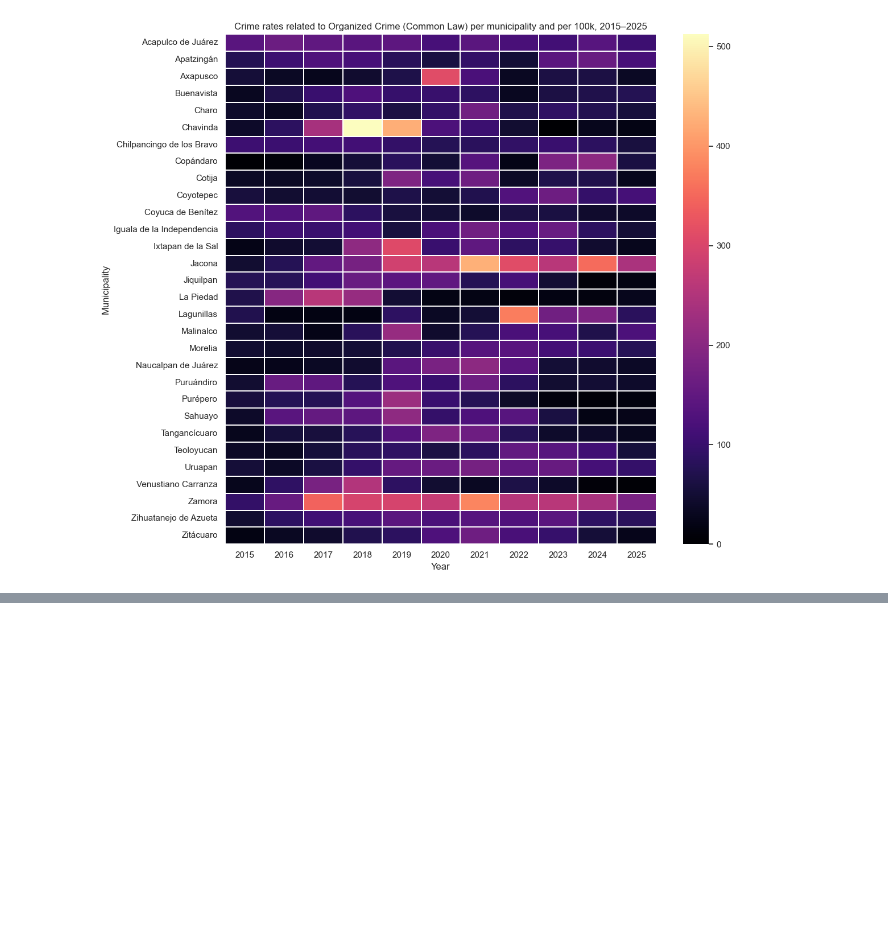
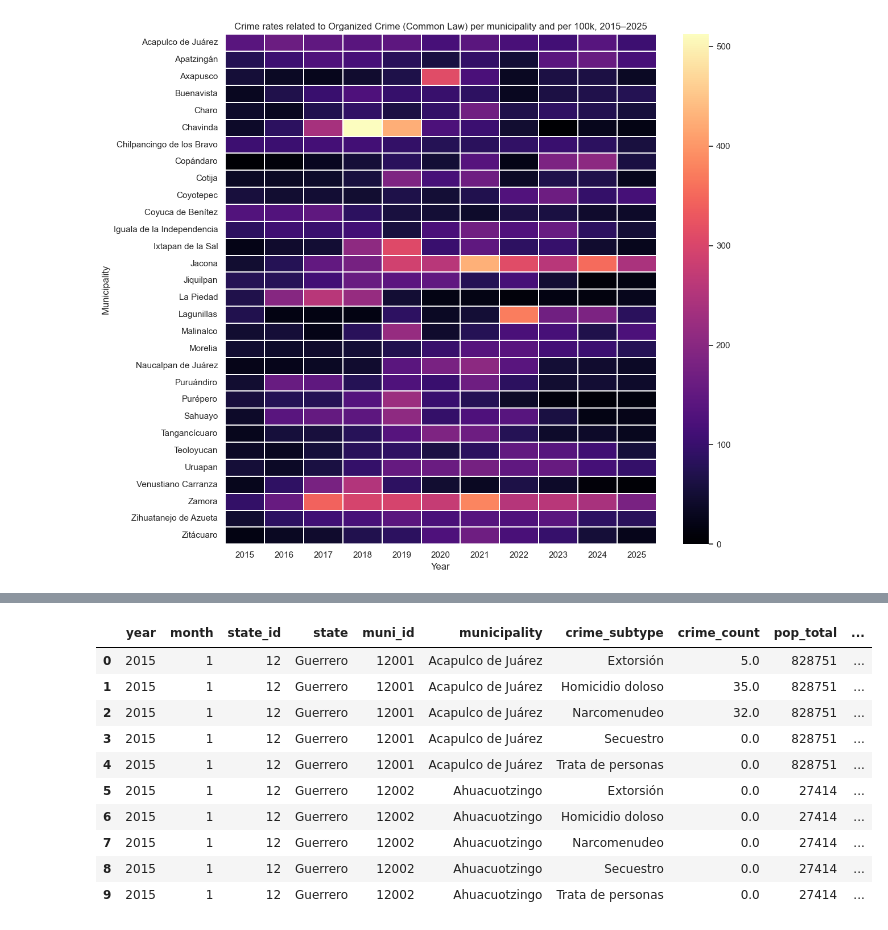
Before and after one commit to shani-alvarez/cgs-shadow-routes, a Jupyter notebook: notebooks/eda_crime_reports.ipynb, the cells around one changed output, grey strips where cells are left out. Drawn from its saved outputs; the diff is of its cells as text; code cells hidden in the pictures; blank space fills up the shorter version.

```diff
--- a/notebooks/eda_crime_reports.ipynb
+++ b/notebooks/eda_crime_reports.ipynb
@@ -941,0 +1051,10 @@ df_cm_rates.to_csv(out_data_crime_mun)
+# %%
+oc_type_crime = ['Homicidio', 'Secuestro', 'Extorsión', 'Trata de personas', 'Narcomenudeo']
+oc_subtype_crime = ['Homicidio doloso', 'Secuestro', 'Extorsión', 'Trata de personas', 'Narcomenudeo']
+
+crime_panel_filtered = crime_panel_melt_r[(crime_panel_melt_r.crime_type.isin(oc_type_crime)) & (crime_panel_melt_r.crime_subtype.isin(oc_subtype_crime))]
+
+for i in range(5, 9):
+    col = crime_panel_filtered.columns[i]
+    print(col)
+    print(crime_panel_filtered[col].unique(), '\n')
@@ -941,0 +1077,3 @@ df_cm_rates.to_csv(out_data_crime_mun)
+# %%
+crime_panel_filtered.drop(['crime_type', 'modality'], axis=1, inplace=True)
+crime_panel_filtered.head()
@@ -941,0 +1091,3 @@ df_cm_rates.to_csv(out_data_crime_mun)
+# %%
+crime_panel_m = crime_panel_filtered.groupby(['year', 'month', 'state_id', 'state', 'muni_id', 'municipality', 'crime_subtype'], as_index=False)['crime_count'].sum()
+crime_panel_m.head(10)
@@ -941,0 +1106,16 @@ df_cm_rates.to_csv(out_data_crime_mun)
+# %%
+crime_panel_rates = crime_panel_m.merge(df_pop_yearly_m.loc[:, ['year', 'muni_id', 'pop_total']], on=['muni_id', 'year'])
+crime_panel_rates['crime_rate_100k'] = crime_panel_rates['crime_count'] / crime_panel_rates['pop_total'] * 100000
+crime_panel_rates.head(10)
+# %% [output]
+|  | year | month | state_id | state | muni_id | municipality | crime_subtype | crime_count | pop_total | ... |
+| 0 | 2015 | 1 | 12 | Guerrero | 12001 | Acapulco de Juárez | Extorsión | 5.0 | 828751 | ... |
+| 1 | 2015 | 1 | 12 | Guerrero | 12001 | Acapulco de Juárez | Homicidio doloso | 35.0 | 828751 | ... |
+| 2 | 2015 | 1 | 12 | Guerrero | 12001 | Acapulco de Juárez | Narcomenudeo | 32.0 | 828751 | ... |
+| 3 | 2015 | 1 | 12 | Guerrero | 12001 | Acapulco de Juárez | Secuestro | 0.0 | 828751 | ... |
+| 4 | 2015 | 1 | 12 | Guerrero | 12001 | Acapulco de Juárez | Trata de personas | 0.0 | 828751 | ... |
+| 5 | 2015 | 1 | 12 | Guerrero | 12002 | Ahuacuotzingo | Extorsión | 0.0 | 27414 | ... |
+| 6 | 2015 | 1 | 12 | Guerrero | 12002 | Ahuacuotzingo | Homicidio doloso | 0.0 | 27414 | ... |
+| 7 | 2015 | 1 | 12 | Guerrero | 12002 | Ahuacuotzingo | Narcomenudeo | 0.0 | 27414 | ... |
+| 8 | 2015 | 1 | 12 | Guerrero | 12002 | Ahuacuotzingo | Secuestro | 0.0 | 27414 | ... |
+| 9 | 2015 | 1 | 12 | Guerrero | 12002 | Ahuacuotzingo | Trata de personas | 0.0 | 27414 | ... |
```
Also changed, not shown: parts of 30 cells of this notebook.
